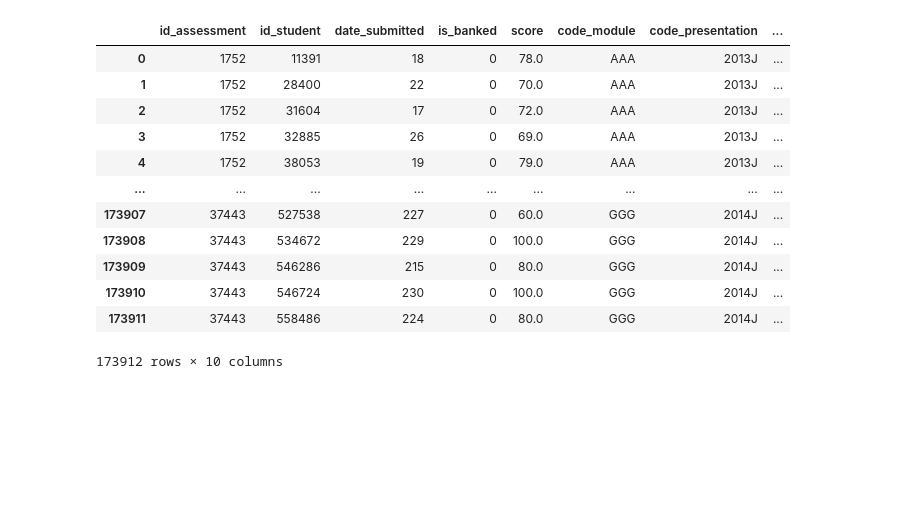
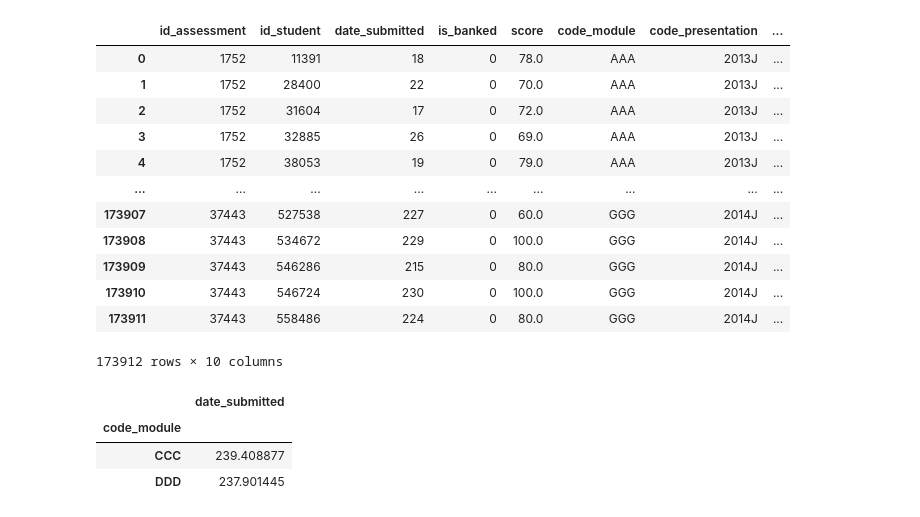
Before and after one commit to Bayval/pyhc, a Jupyter notebook: project1.ipynb, the cells around one changed output. Cells and saved outputs as stored; diff of their text form; code cells hidden in the pictures; blank space fills up the shorter version.

```diff
--- a/project1.ipynb
+++ b/project1.ipynb
@@ -193,3 +195,11 @@ df3
 | 173910 | 37443 | 546724 | 230 | 0 | 100.0 | GGG | 2014J | ... |
 | 173911 | 37443 | 558486 | 224 | 0 | 80.0 | GGG | 2014J | ... |
 173912 rows × 10 columns
+# %%
+df3.query('assessment_type == "Exam"')\
+    .groupby('code_module').agg({'date_submitted':'mean'})
+# %% [output]
+|  | date_submitted |
+| code_module |  |
+| CCC | 239.408877 |
+| DDD | 237.901445 |
```
Also changed, not shown: parts of 3 cells of this notebook.
